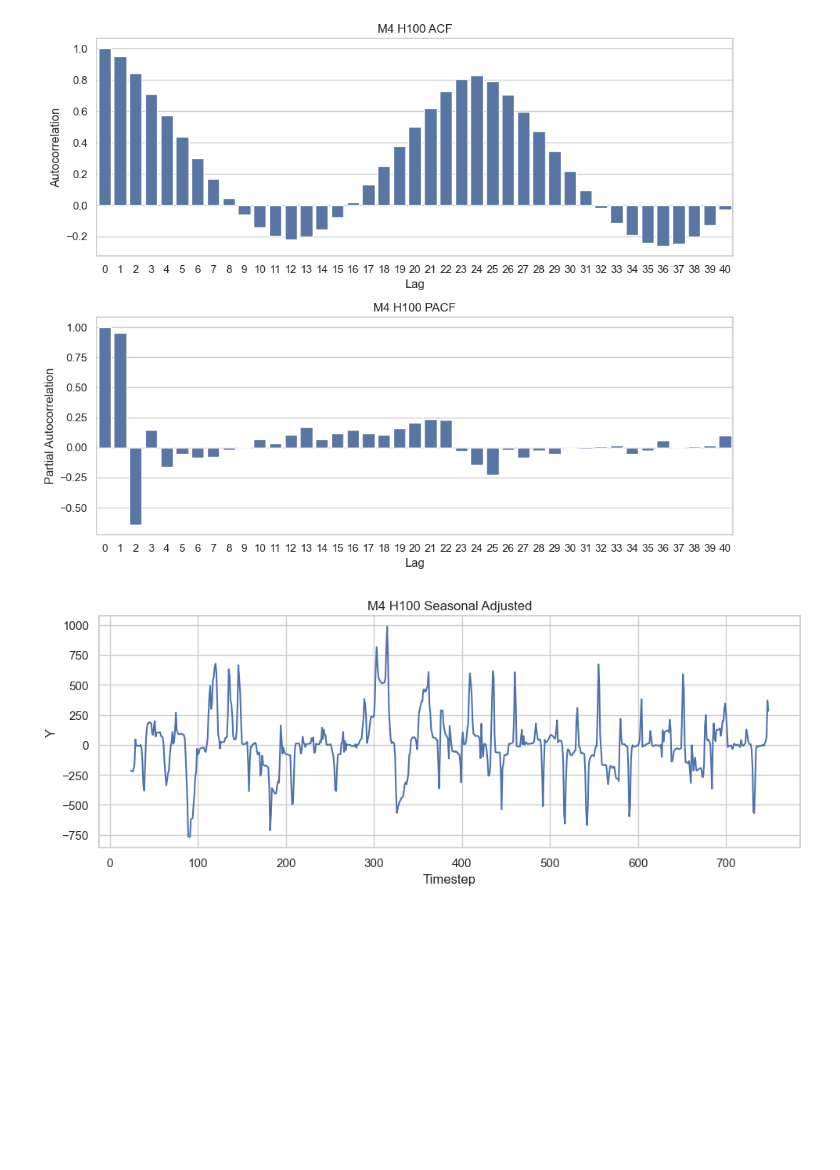
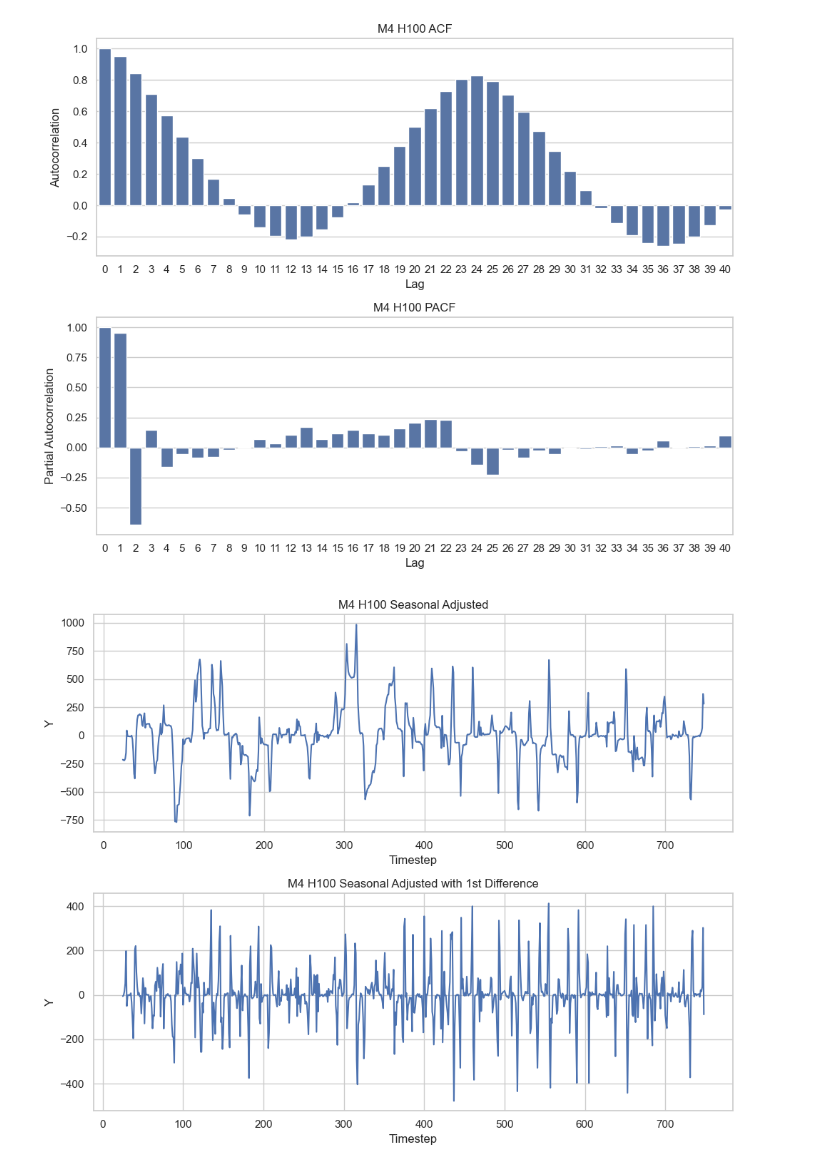
Before and after one commit to cal-yen/fpp3, a Jupyter notebook: chapter_9.ipynb, the cells around one changed output. Saved outputs shown, nothing was run; the diff lists cells and outputs as text; code cells hidden in the pictures; blank space fills up the shorter version.

```diff
--- a/chapter_9.ipynb
+++ b/chapter_9.ipynb
@@ -101,18 +102,24 @@ plt.show()
 [figure]
 # %%
 ds['y_season_diff'] = ds['y'].diff(periods=23)
+ds['y_season_diff_1st_diff'] = ds['y_season_diff'].diff(1)
 
-fig, axs = plt.subplots(1, 1, figsize=(10, 4))
+fig, axs = plt.subplots(2, 1, figsize=(10, 8))
 
-sns.lineplot(ax=axs, data=ds, x='ds', y='y_season_diff')
-axs.set_title('M4 H100 Seasonal Adjusted')
-axs.set_ylabel('Y')
-axs.set_xlabel('Timestep')
+sns.lineplot(ax=axs[0], data=ds, x='ds', y='y_season_diff')
+axs[0].set_title('M4 H100 Seasonal Adjusted')
+axs[0].set_ylabel('Y')
+axs[0].set_xlabel('Timestep')
+
+sns.lineplot(ax=axs[1], data=ds, x='ds', y='y_season_diff_1st_diff')
+axs[1].set_title('M4 H100 Seasonal Adjusted with 1st Difference')
+axs[1].set_ylabel('Y')
+axs[1].set_xlabel('Timestep')
 
 plt.tight_layout()
 plt.show()
 # %% [output]
-[figure, old version]
+[figure, new version]
 # %%
 total_lags = 40
 
```
Also changed, not shown: parts of 8 cells of this notebook.
